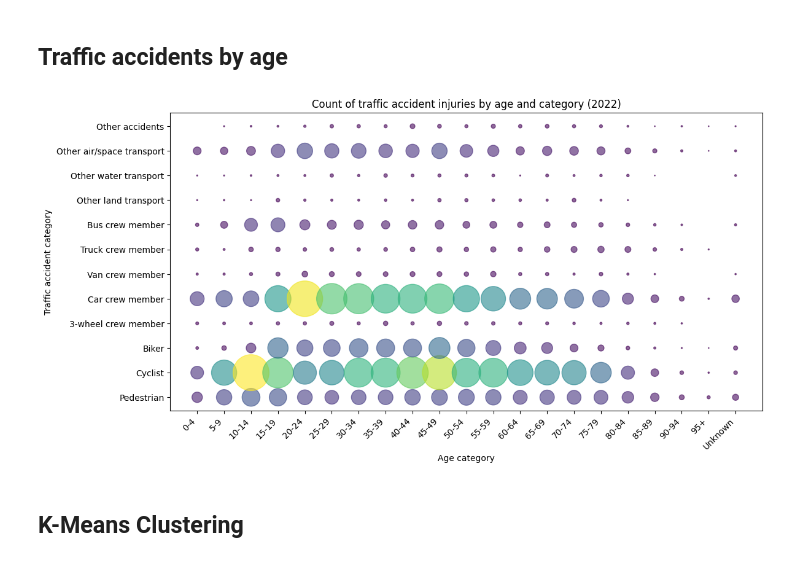
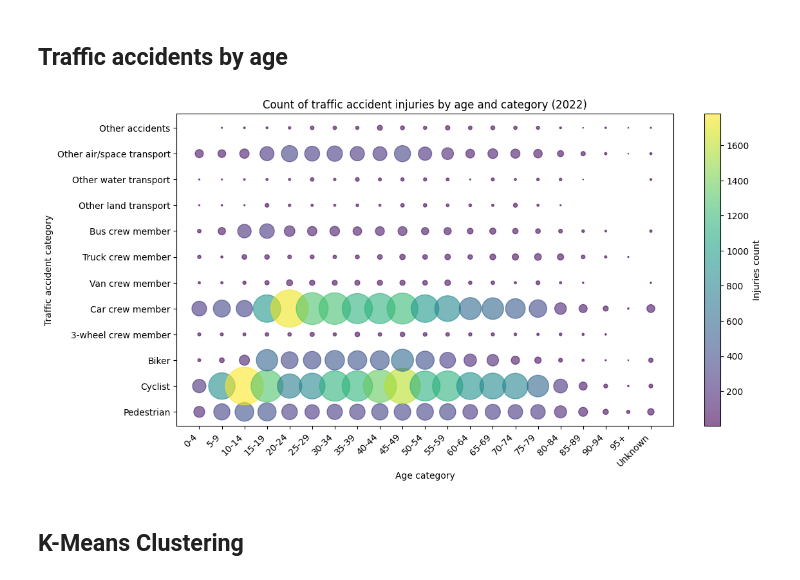
Before and after one commit to adamrer/injuries-analysis, a Jupyter notebook: project.ipynb, the cells around one changed output. Cells and saved outputs as stored; diff of their text form; code cells hidden in the pictures.

Commit message:
Fix legend, update presentation

```diff
--- a/project.ipynb
+++ b/project.ipynb
@@ -401,36 +401,36 @@ pod_kat_dropna=injuries.dropna(subset=['pod_kat'])
 traffic_accidents = pod_kat_dropna[pod_kat_dropna['pod_kat'].str.contains('V')]
 
 traffic_accidents_age = traffic_accidents.groupby(['vek_kat', 'pod_kat']).size()
 
 x = np.array(range(len(age_groups)))
 
 df = traffic_accidents_age.reset_index(name='count')
 x_labels = df['vek_kat'].unique()
 y_labels = df['pod_kat'].unique()
 
 x_mapping = {label: i for i, label in enumerate(x_labels)}
 y_mapping = {label: i for i, label in enumerate(y_labels)}
 
 x = df['vek_kat'].map(x_mapping)
 y = df['pod_kat'].map(y_mapping)
 sizes = df['count']
 
 plt.figure(figsize=(12, 6))
-plt.scatter(x, y, s=sizes, c=sizes, alpha=0.6)
-
+sc = plt.scatter(x, y, s=sizes, c=sizes, alpha=0.6)
+plt.colorbar(sc).set_label('Injuries count')
 plt.xticks(ticks=list(x_mapping.values()), labels=age_groups, rotation=45)
 plt.setp(plt.gca().get_xticklabels(), ha='right')
 plt.yticks(ticks=list(y_mapping.values()), labels=accident_category)
 
 plt.xlabel('Age category')
 plt.ylabel('Traffic accident category')
 plt.tight_layout()
 plt.title(f'Count of traffic accident injuries by age and category ({year})')
 plt.savefig(fname=graphs_output_path+'traffic_accidents.svg', format='svg', bbox_inches='tight')
 
 plt.show()
 # %% [output]
-[figure, old version]
+[figure, new version]
 # %% [markdown]
 ## K-Means Clustering
 # %%
```
Also changed, not shown: 2 other files.
